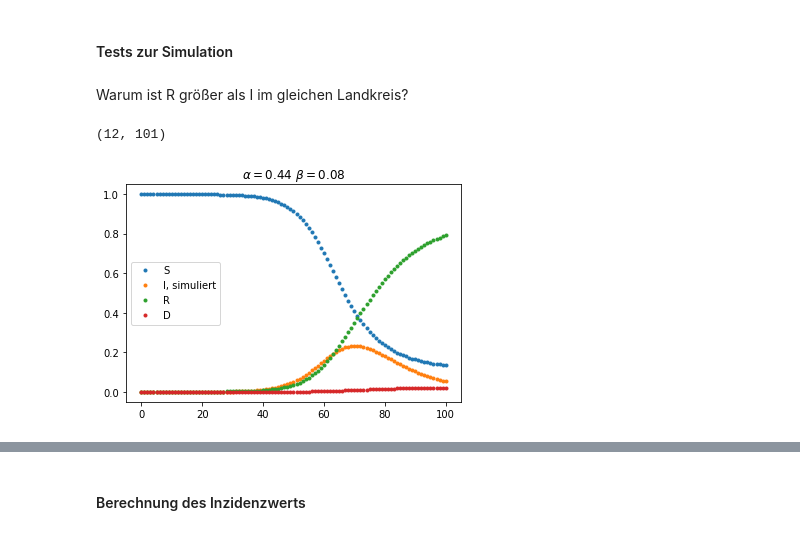
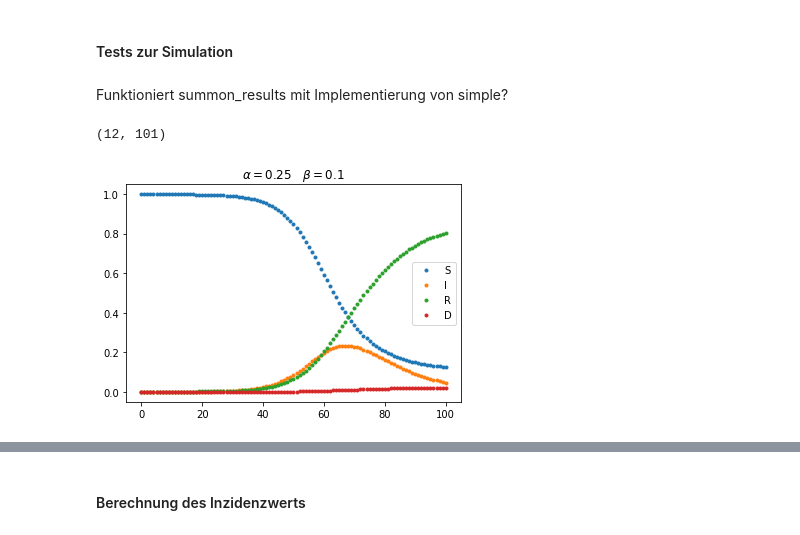
Before and after one commit to torbensun/Modeling-Of-Epidemics-With-Compartmental-And-Network-Models, a Jupyter notebook: Bessere Optimierung.ipynb, the cells around one changed output, grey strips where cells are left out. Drawn from its saved outputs; the diff is of its cells as text; code cells hidden in the pictures.

Commit message:
include simple-optimization (one region)

```diff
--- a/Bessere Optimierung.ipynb
+++ b/Bessere Optimierung.ipynb
@@ -31,20 +31,28 @@ for i in range(12):
         initCond[i + 24] = a[i][2]
         initCond[i + 36] = a[i][3]
 
+ic_simple = [[a[i,j] for j in range(4)] for i in range(dimension)]
+
 M = region_setup(12)[0]
 tzero = np.array([0, 0.4, 0.8])
 
 t = np.linspace(0, 100, 10000)
 N = import_rki_data(M, 7)[2]
+##########################################
+
+dimension = 38
 ## 38 LKs
 b = initial_compartment_distribution(38, "2020/07/24")
+
 initCond38 = np.zeros(38*4)
+
 for i in range(38):
         initCond38[i] = b[i][0]
         initCond38[i + 38] = b[i][1]
         initCond38[i + 38*2] = b[i][2]
         initCond38[i + 38*3] = b[i][3]
 
+ic_simple38 = [[b[i,j] for j in range(4)] for i in range(dimension)]
 
 commuters = np.array([np.ones(dimension) for i in range(dimension)])
 "load the txt with given name"
@@ -154,27 +193,29 @@ def summon_results(params, method, lk_indzies = [], number_of_days=100,\
 #print(len(summon_results([.4,1/14], 'constant')))
 # %% [markdown]
 #### Tests zur Simulation
-# %% [markdown]
-Warum ist R größer als I im gleichen Landkreis?
+# %% [markdown]
+Funktioniert summon_results mit Implementierung von simple?
 # %%
-parameter_ = [0.26009148, 0.10547273]
-method = 'constant'
-Simu_S = summon_results(parameter_, method, number_of_days=100, number_of_Lks=12, results_type =0)
+#parameter_ = [0.26009148, 0.10547273]
+method = 'simple'
+Simu_S = summon_results(parameter_, method, number_of_days=100, number_of_Lks=12, results_type = 0)
 Simu_I = summon_results(parameter_, method, number_of_days=100, number_of_Lks=12, results_type = 1)
 Simu_R = summon_results(parameter_, method, number_of_days=100, number_of_Lks=12, results_type = 2)
 Simu_D = summon_results(parameter_, method, number_of_days=100, number_of_Lks=12, results_type = 3)
 # %%
-t = np.array([i for i in range(len(Simu_S[1]))])
-plt.plot(t,Simu_S[1], '.', label="S")
-plt.plot(t,Simu_I[1], '.', label="I, simuliert")
-plt.plot(t,Simu_R[1], '.', label="R")
-plt.plot(t,Simu_D[1], '.', label="D")
-#plt.plot(t,Simu_S[0], '.', label="Lk=1")
-#plt.plot(t,Simu_S[2], '.', label="Lk=5")
-#plt.plot(t,Simu_S[1], '.', label="Lk=11")
+lk = 0
+
+days = np.array([i for i in range(len(Simu_S[1]))])
+plt.plot(days,Simu_S[lk], '.', label="S")
+plt.plot(days,Simu_I[lk], '.', label="I")
+plt.plot(days,Simu_R[lk], '.', label="R")
+plt.plot(days,Simu_D[lk], '.', label="D")
+#plt.plot(days,Simu_S[0], '.', label="Lk=1")
+#plt.plot(days,Simu_S[2], '.', label="Lk=5")
+#plt.plot(days,Simu_S[1], '.', label="Lk=11")
 plt.legend()
-plt.title("$\\alpha= 0.44$ $ \\beta= 0.08$")
+plt.title(f"$\\alpha={parameter_[0]}$\t$\\beta = {parameter_[1]}$")
 print(Simu_S.shape)
 # %% [output]
 (12, 101)
-[figure, old version]
+[figure, new version]
```
Also changed, not shown: parts of 11 cells of this notebook.
